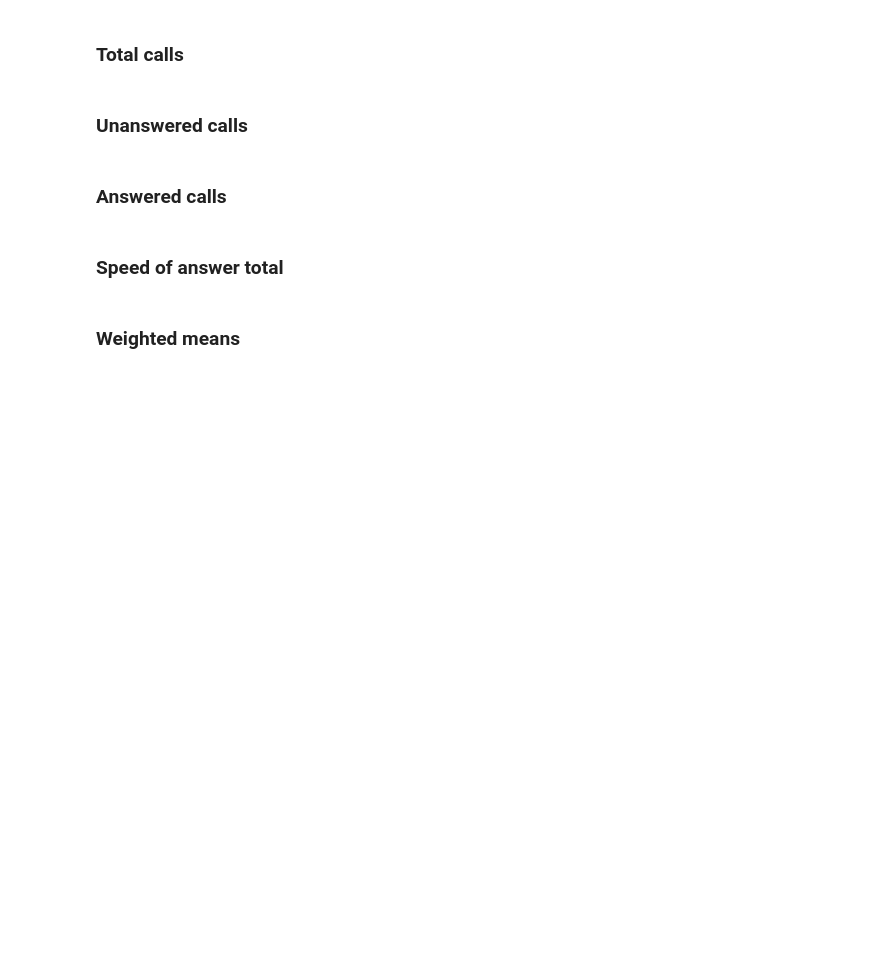
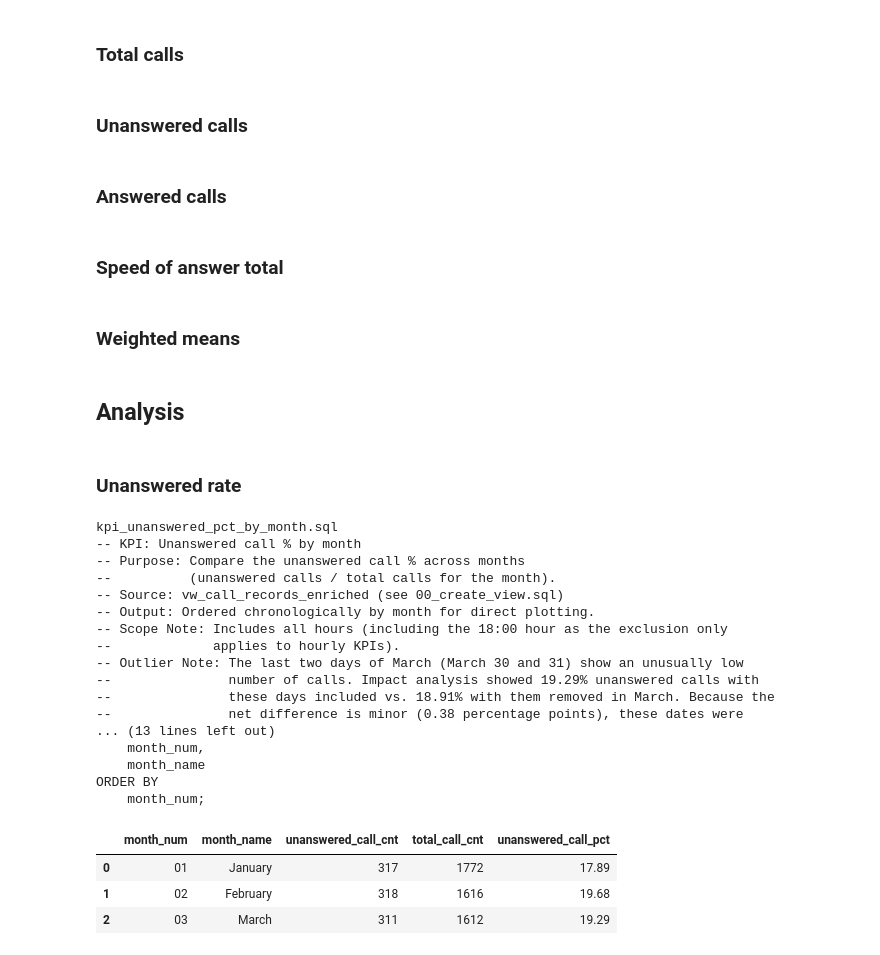
Before and after one commit to Ashish-Krishna-K/call-center-staffing-analytics, a Jupyter notebook: notebooks/03_kpi_analysis.ipynb, the cells around one changed output. Drawn from its saved outputs; the diff is of its cells as text; code cells hidden in the pictures; blank space fills up the shorter version.

```diff
--- a/notebooks/03_kpi_analysis.ipynb
+++ b/notebooks/03_kpi_analysis.ipynb
@@ -338,3 +355,37 @@ weighted_mean = (df["avg_speed_of_answer_sec"] * df["answered_call_cnt"]).sum()
     "answered_call_cnt"
 ].sum()
 assert abs(weighted_mean - 67.52) < 0.01, f"weighted mean was {weighted_mean}"
+# %% [markdown]
+## Analysis
+# %% [markdown]
+### Unanswered rate
+# %%
+filename = sql_results['unanswered_rate_month']['filename']
+sql_query = sql_results['unanswered_rate_month']['sql_query']
+df = sql_results['unanswered_rate_month']['dataframe']
+overall_rate = df['unanswered_call_cnt'].sum() / df['total_call_cnt'].sum() * 100
+print(filename)
+print(sql_query)
+display(df)
+# %% [output]
+kpi_unanswered_pct_by_month.sql
+-- KPI: Unanswered call % by month
+-- Purpose: Compare the unanswered call % across months
+--          (unanswered calls / total calls for the month).
+-- Source: vw_call_records_enriched (see 00_create_view.sql)
+-- Output: Ordered chronologically by month for direct plotting.
+-- Scope Note: Includes all hours (including the 18:00 hour as the exclusion only
+--             applies to hourly KPIs).
+-- Outlier Note: The last two days of March (March 30 and 31) show an unusually low
+--               number of calls. Impact analysis showed 19.29% unanswered calls with
+--               these days included vs. 18.91% with them removed in March. Because the
+--               net difference is minor (0.38 percentage points), these dates were
+... (13 lines left out)
+    month_num,
+    month_name
+ORDER BY
+    month_num;
+|  | month_num | month_name | unanswered_call_cnt | total_call_cnt | unanswered_call_pct |
+| 0 | 01 | January | 317 | 1772 | 17.89 |
+| 1 | 02 | February | 318 | 1616 | 19.68 |
+| 2 | 03 | March | 311 | 1612 | 19.29 |
```
Also changed, not shown: parts of 6 cells of this notebook.
